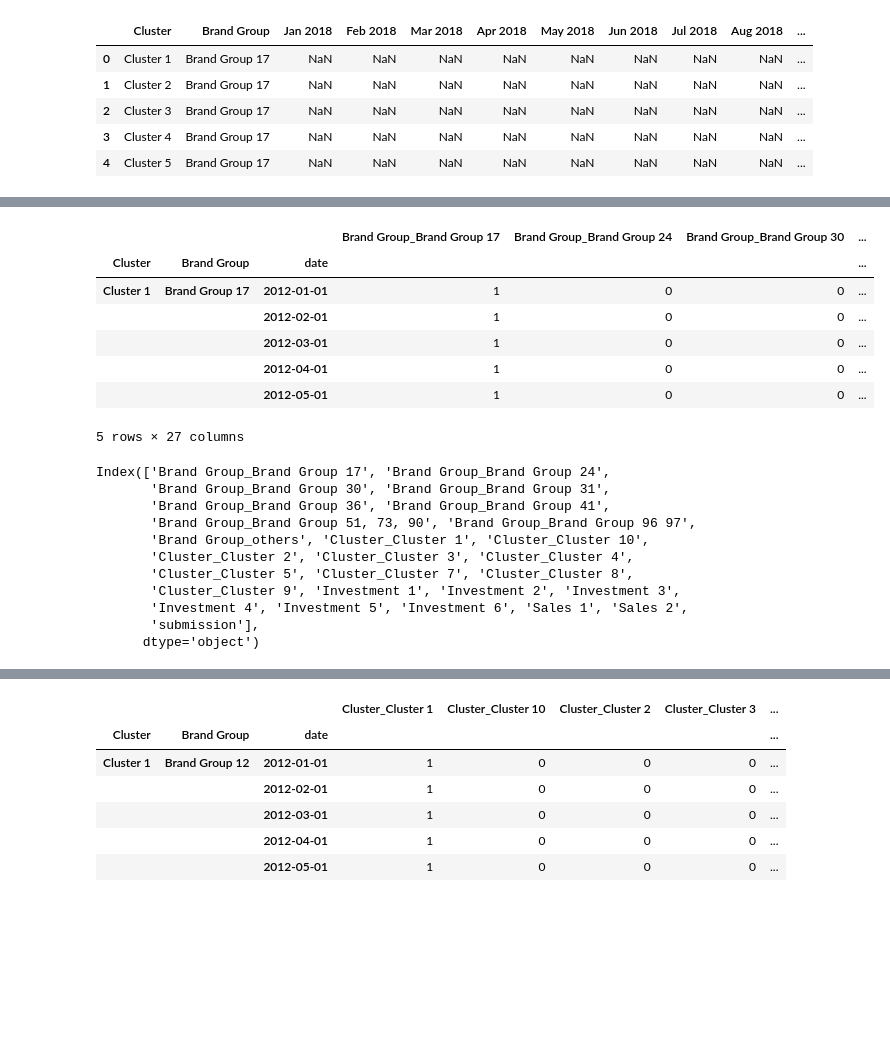
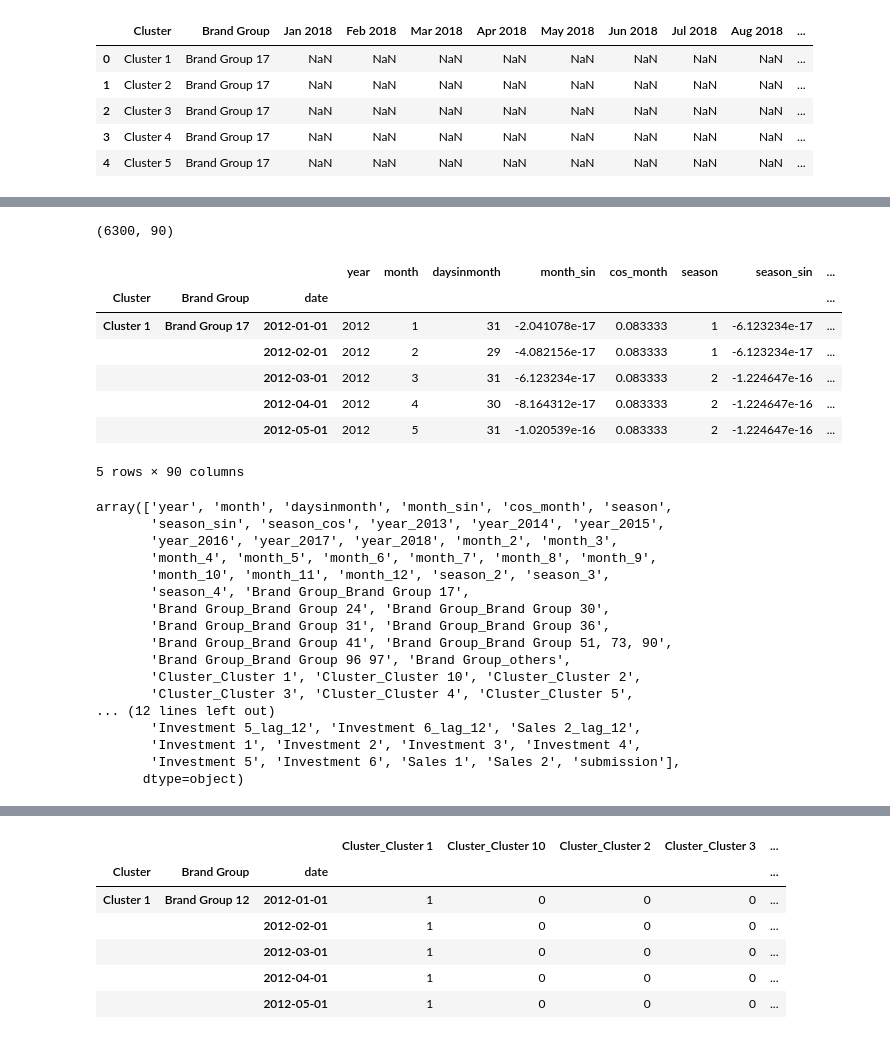
Before and after one commit to javiermas/dudewheresmyaspirin, a Jupyter notebook: notebooks/jma_00_dirty_stuff.ipynb, the cells around one changed output, grey strips where cells are left out. Cells and saved outputs as stored; diff of their text form; code cells hidden in the pictures; blank space fills up the shorter version.

```diff
--- a/notebooks/jma_00_dirty_stuff.ipynb
+++ b/notebooks/jma_00_dirty_stuff.ipynb
@@ -62,30 +63,39 @@ data_and_submission.head()
 # %%
-feature_matrix = compute_id_dummies(data_and_submission)
+feature_funcs = [add_time_columns, compute_id_dummies, lag_multiseries]
+feature_matrix = pipeline(data_and_submission, features=feature_funcs)
 feature_matrix = feature_matrix.join(data_and_submission)
+print(feature_matrix.shape)
 feature_matrix.head()
 # %% [output]
+(6300, 90)
-|  |  |  | Brand Group_Brand Group 17 | Brand Group_Brand Group 24 | Brand Group_Brand Group 30 | ... |
-| Cluster | Brand Group | date |  |  |  | ... |
-| Cluster 1 | Brand Group 17 | 2012-01-01 | 1 | 0 | 0 | ... |
-|  |  | 2012-02-01 | 1 | 0 | 0 | ... |
-|  |  | 2012-03-01 | 1 | 0 | 0 | ... |
-|  |  | 2012-04-01 | 1 | 0 | 0 | ... |
-|  |  | 2012-05-01 | 1 | 0 | 0 | ... |
+|  |  |  | year | month | daysinmonth | month_sin | cos_month | season | season_sin | ... |
+| Cluster | Brand Group | date |  |  |  |  |  |  |  | ... |
+| Cluster 1 | Brand Group 17 | 2012-01-01 | 2012 | 1 | 31 | -2.041078e-17 | 0.083333 | 1 | -6.123234e-17 | ... |
+|  |  | 2012-02-01 | 2012 | 2 | 29 | -4.082156e-17 | 0.083333 | 1 | -6.123234e-17 | ... |
+|  |  | 2012-03-01 | 2012 | 3 | 31 | -6.123234e-17 | 0.083333 | 2 | -1.224647e-16 | ... |
+|  |  | 2012-04-01 | 2012 | 4 | 30 | -8.164312e-17 | 0.083333 | 2 | -1.224647e-16 | ... |
+|  |  | 2012-05-01 | 2012 | 5 | 31 | -1.020539e-16 | 0.083333 | 2 | -1.224647e-16 | ... |
-5 rows × 27 columns
+5 rows × 90 columns
 # %%
-feature_matrix.columns
+feature_matrix.columns.values
 # %% [output]
-Index(['Brand Group_Brand Group 17', 'Brand Group_Brand Group 24',
-       'Brand Group_Brand Group 30', 'Brand Group_Brand Group 31',
-       'Brand Group_Brand Group 36', 'Brand Group_Brand Group 41',
-       'Brand Group_Brand Group 51, 73, 90', 'Brand Group_Brand Group 96 97',
-       'Brand Group_others', 'Cluster_Cluster 1', 'Cluster_Cluster 10',
-       'Cluster_Cluster 2', 'Cluster_Cluster 3', 'Cluster_Cluster 4',
-       'Cluster_Cluster 5', 'Cluster_Cluster 7', 'Cluster_Cluster 8',
-       'Cluster_Cluster 9', 'Investment 1', 'Investment 2', 'Investment 3',
-       'Investment 4', 'Investment 5', 'Investment 6', 'Sales 1', 'Sales 2',
-       'submission'],
-      dtype='object')
+array(['year', 'month', 'daysinmonth', 'month_sin', 'cos_month', 'season',
+       'season_sin', 'season_cos', 'year_2013', 'year_2014', 'year_2015',
+       'year_2016', 'year_2017', 'year_2018', 'month_2', 'month_3',
+       'month_4', 'month_5', 'month_6', 'month_7', 'month_8', 'month_9',
+       'month_10', 'month_11', 'month_12', 'season_2', 'season_3',
+       'season_4', 'Brand Group_Brand Group 17',
+       'Brand Group_Brand Group 24', 'Brand Group_Brand Group 30',
+       'Brand Group_Brand Group 31', 'Brand Group_Brand Group 36',
+       'Brand Group_Brand Group 41', 'Brand Group_Brand Group 51, 73, 90',
+       'Brand Group_Brand Group 96 97', 'Brand Group_others',
+       'Cluster_Cluster 1', 'Cluster_Cluster 10', 'Cluster_Cluster 2',
+       'Cluster_Cluster 3', 'Cluster_Cluster 4', 'Cluster_Cluster 5',
+... (12 lines left out)
+       'Investment 5_lag_12', 'Investment 6_lag_12', 'Sales 2_lag_12',
+       'Investment 1', 'Investment 2', 'Investment 3', 'Investment 4',
+       'Investment 5', 'Investment 6', 'Sales 1', 'Sales 2', 'submission'],
+      dtype=object)
 # %%
 from xgboost import XGBRegressor
 from matplotlib import pyplot as plt
```
Also changed, not shown: parts of 11 cells of this notebook.
